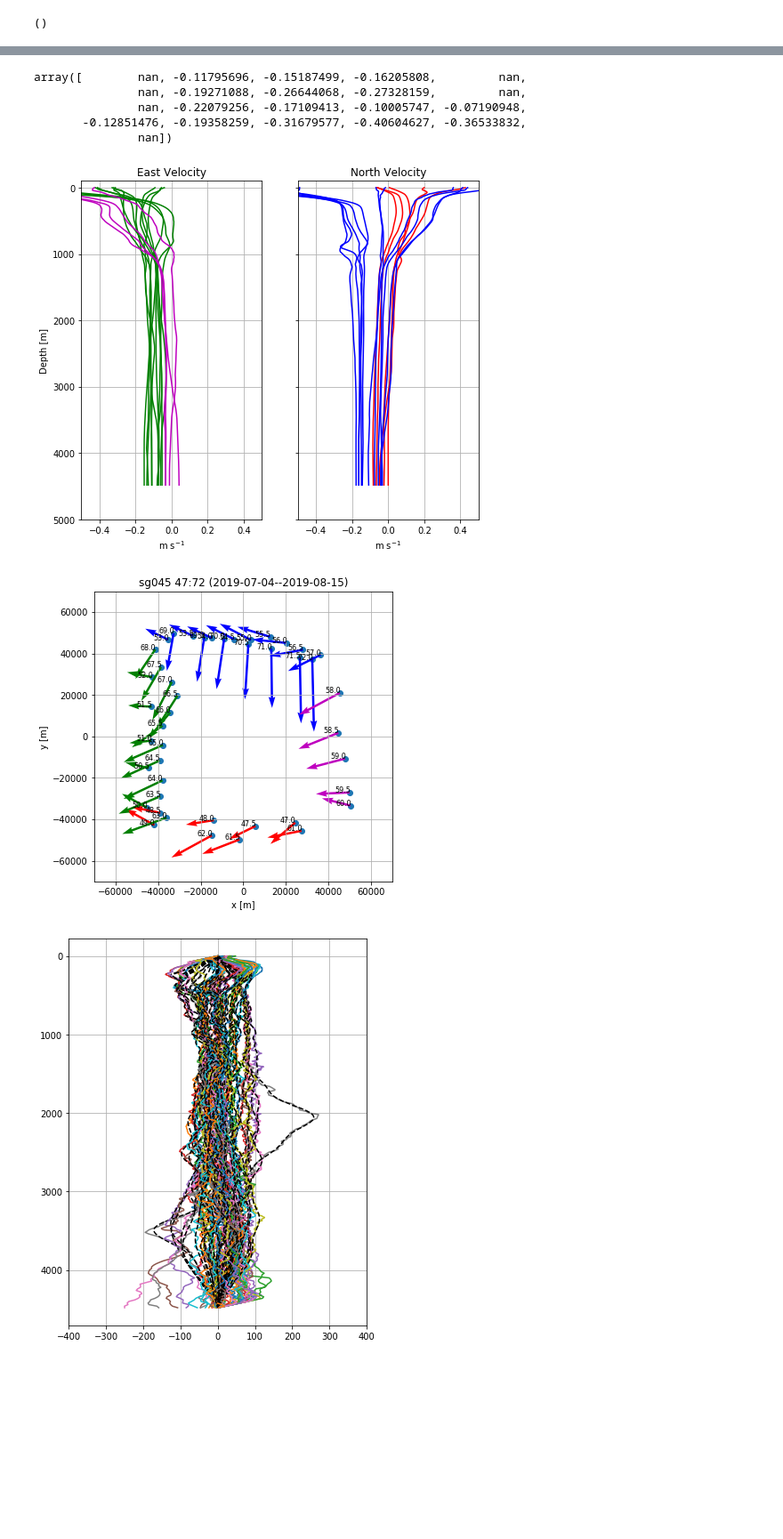
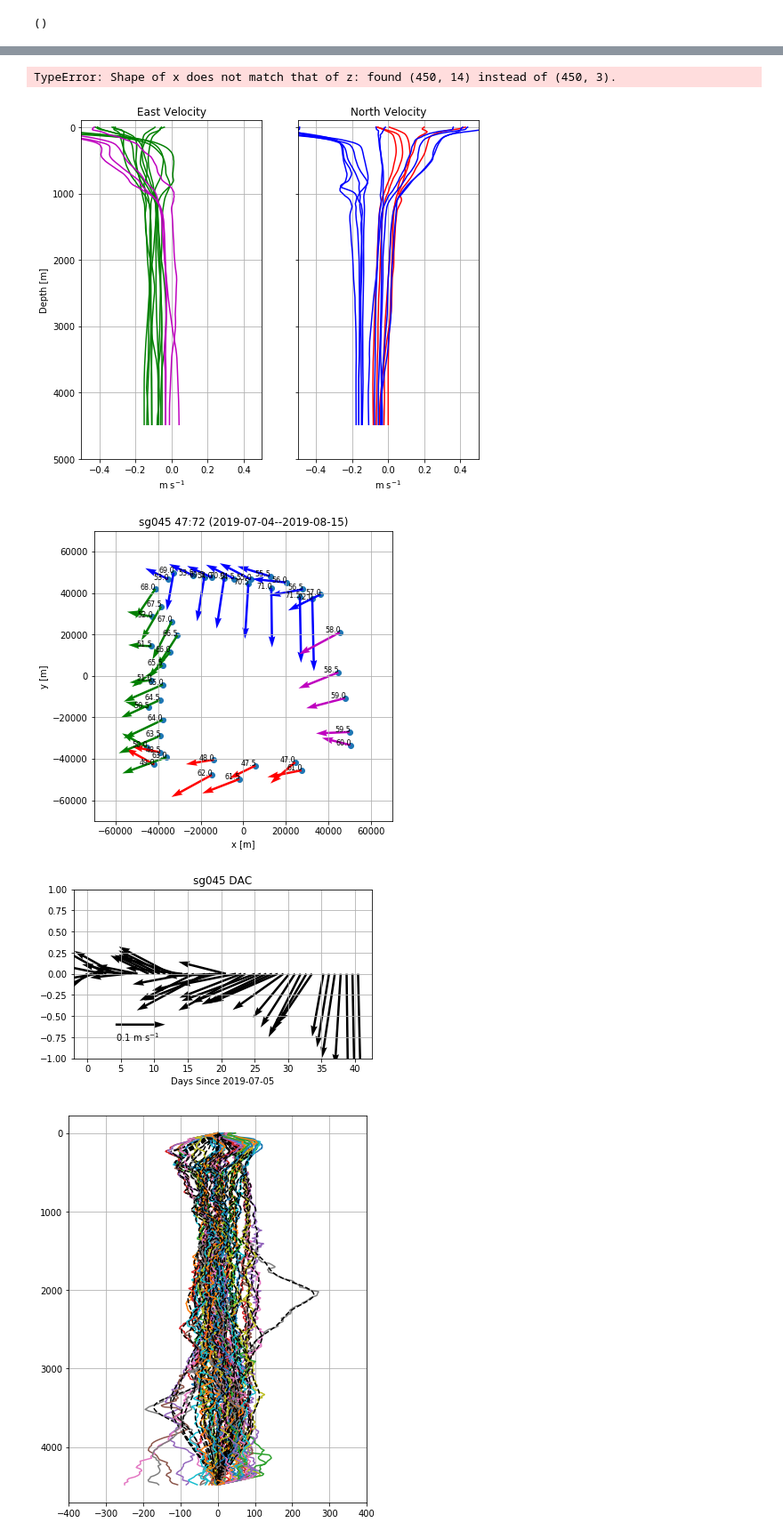
Before and after one commit to jakesteinberg/geostrophic_turbulence, a Jupyter notebook: bermuda_dg045_2019_initial_processing.ipynb, the cells around one changed output, grey strips where cells are left out. Shown at 89% size. Drawn from its saved outputs; the diff is of its cells as text; code cells hidden in the pictures; blank space fills up the shorter version.

```diff
--- a/bermuda_dg045_2019_initial_processing.ipynb
+++ b/bermuda_dg045_2019_initial_processing.ipynb
@@ -575,11 +528,43 @@ TypeError: Shape of x does not match that of z: found (450, 14) instead of (450,
-# %%
-u[50,:]
-# %% [output]
-array([        nan, -0.11795696, -0.15187499, -0.16205808,         nan,
-               nan, -0.19271088, -0.26644068, -0.27328159,         nan,
-               nan, -0.22079256, -0.17109413, -0.10005747, -0.07190948,
-       -0.12851476, -0.19358259, -0.31679577, -0.40604627, -0.36533832,
-               nan])
+# %%
+from mpl_toolkits.mplot3d import Axes3D  # noqa: F401 unused import
+from matplotlib import cm
+matplotlib.rcParams['figure.figsize'] = (10,8)
+fig = plt.figure()
+ax = fig.gca(projection='3d')
+lvs = np.arange(-.5,.5,.02)
+
+for p in range(np.shape(x_d)[1]):
+    ax.scatter3D(x_d[:, p]/1000, y_d[:, p]/1000, -1*grid, s=.5,color='#D3D3D3', zorder=2, zdir='z',linewidth=0.75)
+
+cset = ax.contourf(np.tile(xx,(len(grid),1))/1000, np.ones(np.shape(vv_0))*vv_0,
+                  np.transpose(np.tile(-1*grid,(len(xx),1))),
+                  zdir='y', offset=-40, levels=lvs, cmap=cm.RdBu_r, zorder=0, linewidth=1, alpha=0.75)
+
+cset = ax.contourf(np.tile(xx_2,(len(grid),1))/1000, np.ones(np.shape(vv_2))*vv_2,
+                  np.transpose(np.tile(-1*grid,(len(xx_2),1))),
+                  zdir='y', offset=40, levels=lvs, cmap=cm.RdBu_r, zorder=0, linewidth=1, alpha=0.75)
+
+cset = ax.contourf(np.ones(np.shape(uu_1))*uu_1, np.tile(yy,(len(grid),1))/1000,
+                  np.transpose(np.tile(-1*grid,(len(yy),1))),
+                  zdir='x', offset=-40, levels=lvs, cmap=cm.RdBu_r, zorder=1, linewidth=1, alpha=0.75)
+
+cset = ax.contourf(np.ones(np.shape(uu_3))*uu_3, np.tile(yy,(len(grid),1))/1000,
+                  np.transpose(np.tile(-1*grid,(len(yy),1))),
+                  zdir='x', offset=40, levels=lvs, cmap=cm.RdBu_r, zorder=1, linewidth=1, alpha=0.75)
+
+ax.set_xlim([-60, 60])
+ax.set_ylim([-60, 60])
+ax.set_zlim([-5200, 100])
+ax.set_xlabel('x [km]')
+ax.set_ylabel('y [km]')
+ax.set_zlabel('z [m]')
+ax.set_title('sg045 (' + str(t_s) + '--' + str(t_e) + ')')
+ax.view_init(20,-30)
+fig.colorbar(cset, label='[m s$^{-1}$]')
+plot_pro(ax)
+# fig.savefig("/Users/jake/Documents/baroclinic_modes/Meetings/meeting_19_08_15/sg045_box_1.jpg", dpi=300)
+# %% [output]
+TypeError: Shape of x does not match that of z: found (450, 14) instead of (450, 3).
 # %%
 matplotlib.rcParams['figure.figsize'] = (8,7)
 f, (ax1, ax2) = plt.subplots(1, 2, sharey=True)
@@ -600,35 +585,58 @@ for i in range(np.shape(v)[1]):
     else:
         ax2.plot(v[:, i], grid, color='b')
 ax2.set_xlim([-.5, .5])
 ax2.set_title('North Velocity')
 ax2.set_xlabel('m s$^{-1}$')
 ax2.invert_yaxis()
 plot_pro(ax2)
-f.savefig("/Users/jake/Documents/baroclinic_modes/Meetings/meeting_19_09_04/sg045_uv.jpg", dpi=300)
+# f.savefig("/Users/jake/Documents/baroclinic_modes/Meetings/meeting_19_09_04/sg045_uv.jpg", dpi=300)
+
+dg_mw_time_order_i = np.argsort(dg_mw_time_0)
+dg_mw_time_order = dg_mw_time_0[dg_mw_time_order_i]
+dace_mw_order = dace_mw_0[dg_mw_time_order_i]
+dacn_mw_order = dacn_mw_0[dg_mw_time_order_i]
+x_order = x[dg_mw_time_order_i]
+y_order = y[dg_mw_time_order_i]
 
 matplotlib.rcParams['figure.figsize'] = (6,6)
 f, ax3 = plt.subplots()
 ax3.scatter(x, y)
 for j in range(len(dg_v_dive_no_0)):
     ax3.text(x[j] - 7000, y[j], str(dg_v_dive_no_0[j]), fontsize=8)
 ax3.quiver(x[box_side_0[0,:] == 0], y[box_side_0[0,:] == 0],
           dace_mw_0[box_side_0[0,:] == 0], dacn_mw_0[box_side_0[0,:] == 0], color='r', scale=1)
 ax3.quiver(x[box_side_0[0,:] == 2], y[box_side_0[0,:] == 2],
           dace_mw_0[box_side_0[0,:] == 2], dacn_mw_0[box_side_0[0,:] == 2], color='b', scale=1)
 ax3.quiver(x[box_side_0[0,:] == 1], y[box_side_0[0,:] == 1],
           dace_mw_0[box_side_0[0,:] == 1], dacn_mw_0[box_side_0[0,:] == 1], color='g', scale=1)
 ax3.quiver(x[box_side_0[0,:] == 3], y[box_side_0[0,:] == 3],
           dace_mw_0[box_side_0[0,:] == 3], dacn_mw_0[box_side_0[0,:] == 3], color='m', scale=1)
 ax3.set_xlim([-70000, 70000])
 ax3.set_ylim([-70000, 70000])
 ax3.set_xlabel('x [m]')
 ax3.set_ylabel('y [m]')
 ax3.set_title('sg045 ' + str(gs) + ':' + str(ge) + ' (' + str(t_s) + '--' + str(t_e) + ')')
 plot_pro(ax3)
-f.savefig("/Users/jake/Documents/baroclinic_modes/Meetings/meeting_19_09_04/sg045_dac.jpg", dpi=300)
+# f.savefig("/Users/jake/Documents/baroclinic_modes/Meetings/meeting_19_09_04/sg045_dac.jpg", dpi=300)
+
+matplotlib.rcParams['figure.figsize'] = (6,3.5)
+import datetime
+f, ax = plt.subplots()
+dg_mw_time_date = []
+for j in range(len(dg_mw_time_0)):
+    dg_mw_time_date.append(datetime.date.fromordinal(np.int(np.round(dg_mw_time_order[j]))))
+ax.quiver(dg_mw_time_order - dg_mw_time_order[0], np.zeros(len(dg_mw_time_order)), dace_mw_order, dacn_mw_order, scale=0.6)
+ax.quiver(dg_mw_time_order[5] - dg_mw_time_order[0], -.6, 0.1, 0, color='k', scale=.6)
+ax.text(dg_mw_time_order[5] - dg_mw_time_order[0], -.8, '0.1 m s$^{-1}$')
+ax.set_ylim([-1, 1])
+ax.set_xlabel('Days Since ' + str(dg_mw_time_date[0]))
+ax.set_title('sg045 DAC')
+plot_pro(ax)
+f.savefig("/Users/jake/Documents/baroclinic_modes/Meetings/meeting_19_09_04/sg045_dac_time.jpg", dpi=300)
 # %% [output]
 [figure]
 [figure]
+[figure, added]
 # %%
 matplotlib.rcParams['figure.figsize'] = (6, 8)
 f, ax = plt.subplots()
```
Also changed, not shown: parts of 3 cells of this notebook, 2 other files.
